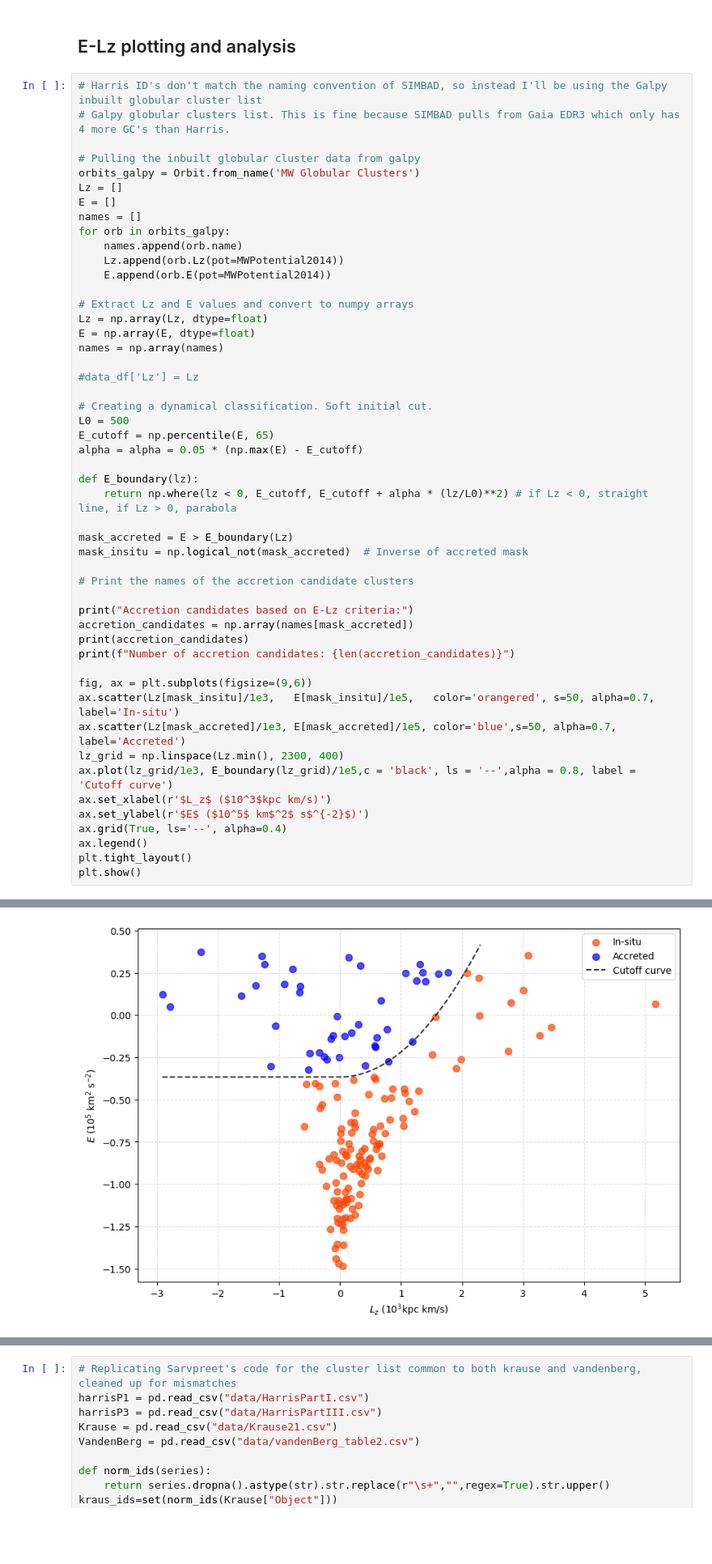
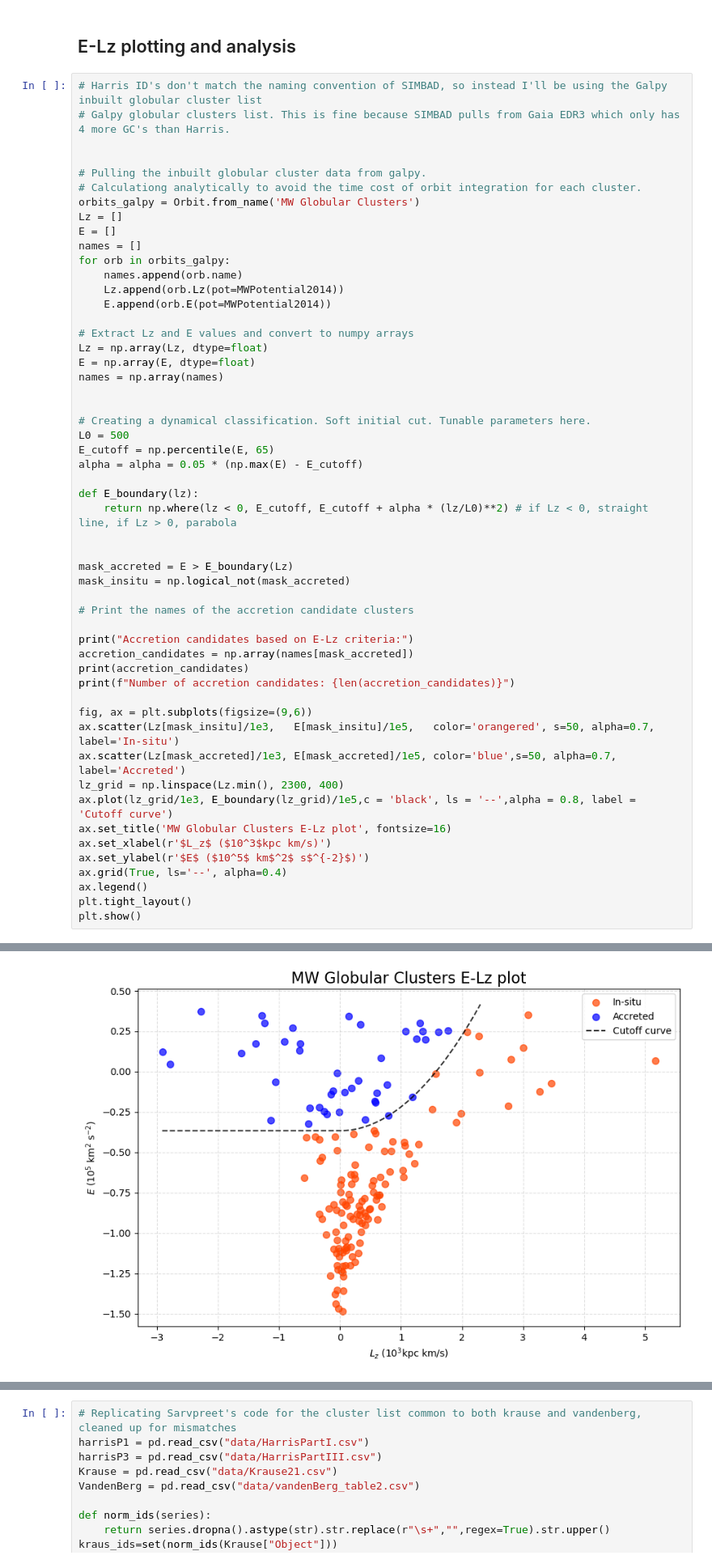
Before and after one commit to vishnusivamogga/PHYS3116_shrek, a Jupyter notebook: dynamical_information.ipynb, the cells around one changed output, grey strips where cells are left out. Shown: that part at 81% size. Cells and saved outputs as stored; diff of their text form; blank space fills up the shorter version.

```diff
--- a/dynamical_information.ipynb
+++ b/dynamical_information.ipynb
@@ -72,7 +56,9 @@ Index(['ID', 'Name', 'RA', 'DEC', 'L', 'B', 'R_Sun', 'R_gc', 'X', 'Y', 'Z',
 # Harris ID's don't match the naming convention of SIMBAD, so instead I'll be using the Galpy inbuilt globular cluster list
 # Galpy globular clusters list. This is fine because SIMBAD pulls from Gaia EDR3 which only has 4 more GC's than Harris.
 
-# Pulling the inbuilt globular cluster data from galpy
+
+# Pulling the inbuilt globular cluster data from galpy.
+# Calculationg analytically to avoid the time cost of orbit integration for each cluster.
 orbits_galpy = Orbit.from_name('MW Globular Clusters')
 Lz = []
 E = []
@@ -87,9 +73,8 @@ Lz = np.array(Lz, dtype=float)
 E = np.array(E, dtype=float)
 names = np.array(names)
 
-#data_df['Lz'] = Lz
 
-# Creating a dynamical classification. Soft initial cut.
+# Creating a dynamical classification. Soft initial cut. Tunable parameters here.
 L0 = 500
 E_cutoff = np.percentile(E, 65)
 alpha = alpha = 0.05 * (np.max(E) - E_cutoff)
@@ -97,36 +82,38 @@ alpha = alpha = 0.05 * (np.max(E) - E_cutoff)
 def E_boundary(lz):
     return np.where(lz < 0, E_cutoff, E_cutoff + alpha * (lz/L0)**2) # if Lz < 0, straight line, if Lz > 0, parabola
 
+
 mask_accreted = E > E_boundary(Lz)
-mask_insitu = np.logical_not(mask_accreted)  # Inverse of accreted mask
+mask_insitu = np.logical_not(mask_accreted)
 
 # Print the names of the accretion candidate clusters
 
 print("Accretion candidates based on E-Lz criteria:")
 accretion_candidates = np.array(names[mask_accreted])
 print(accretion_candidates)
 print(f"Number of accretion candidates: {len(accretion_candidates)}")
 
 fig, ax = plt.subplots(figsize=(9,6))
 ax.scatter(Lz[mask_insitu]/1e3,   E[mask_insitu]/1e5,   color='orangered', s=50, alpha=0.7, label='In-situ')
 ax.scatter(Lz[mask_accreted]/1e3, E[mask_accreted]/1e5, color='blue',s=50, alpha=0.7, label='Accreted')
 lz_grid = np.linspace(Lz.min(), 2300, 400)
 ax.plot(lz_grid/1e3, E_boundary(lz_grid)/1e5,c = 'black', ls = '--',alpha = 0.8, label = 'Cutoff curve')
+ax.set_title('MW Globular Clusters E-Lz plot', fontsize=16)
 ax.set_xlabel(r'$L_z$ ($10^3$kpc km/s)')
 ax.set_ylabel(r'$E$ ($10^5$ km$^2$ s$^{-2}$)')
 ax.grid(True, ls='--', alpha=0.4)
 ax.legend()
 plt.tight_layout()
 plt.show()
 # %% [output]
 Accretion candidates based on E-Lz criteria:
 ['Arp2' 'NGC5024' 'Crater' 'IC4499' 'Pal4' 'NGC5694' 'NGC2298' 'NGC4147'
  'Pal14' 'NGC7089' 'NGC5272' 'NGC6934' 'NGC6101' 'NGC5466' 'Pal5' 'Pal15'
  'Pal13' 'NGC5053' 'NGC6715' 'Pal2' 'NGC1261' 'Whiting1' 'NGC5634'
  'NGC7492' 'Terzan7' 'NGC5904' 'IC1257' 'NGC2419' 'NGC7006' 'NGC6584'
  'NGC3201' 'NGC6229' 'Pyxis' 'NGC1904' 'NGC1851' 'Terzan8' 'NGC6981' 'E1'
  'NGC6864' 'Eridanus' 'AM4' 'FSR1758']
 Number of accretion candidates: 42
-[figure, old version]
+[figure, new version]
 # %% [markdown]
 ## Spatial verification
```
Also changed, not shown: parts of 9 cells of this notebook.
